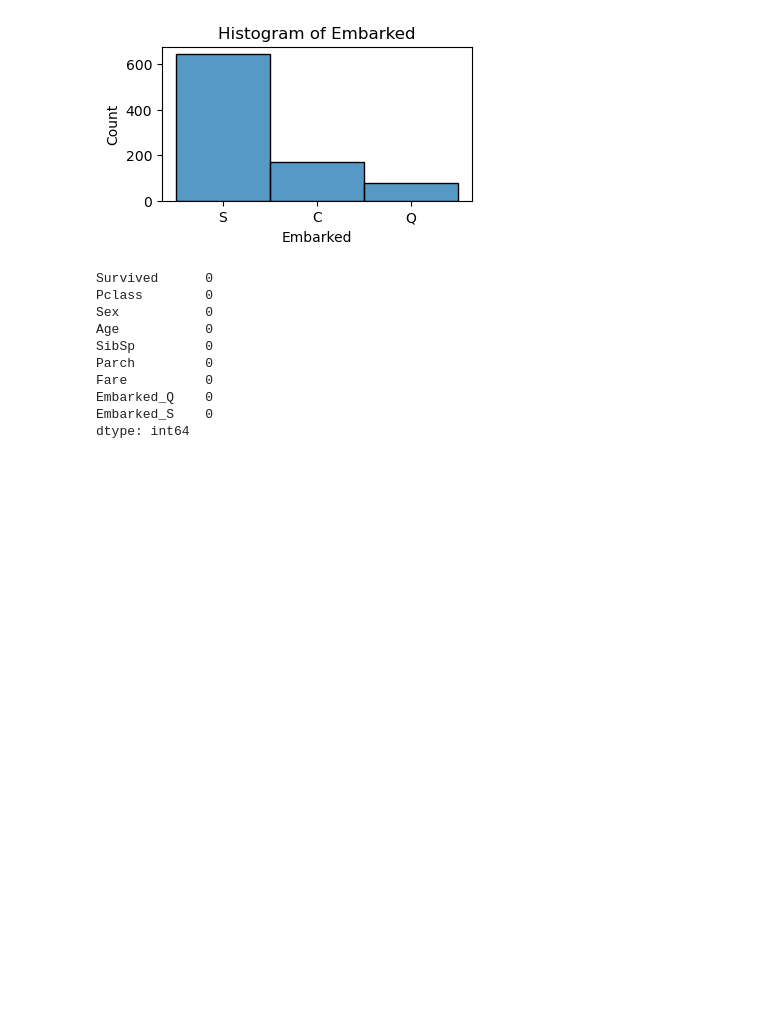
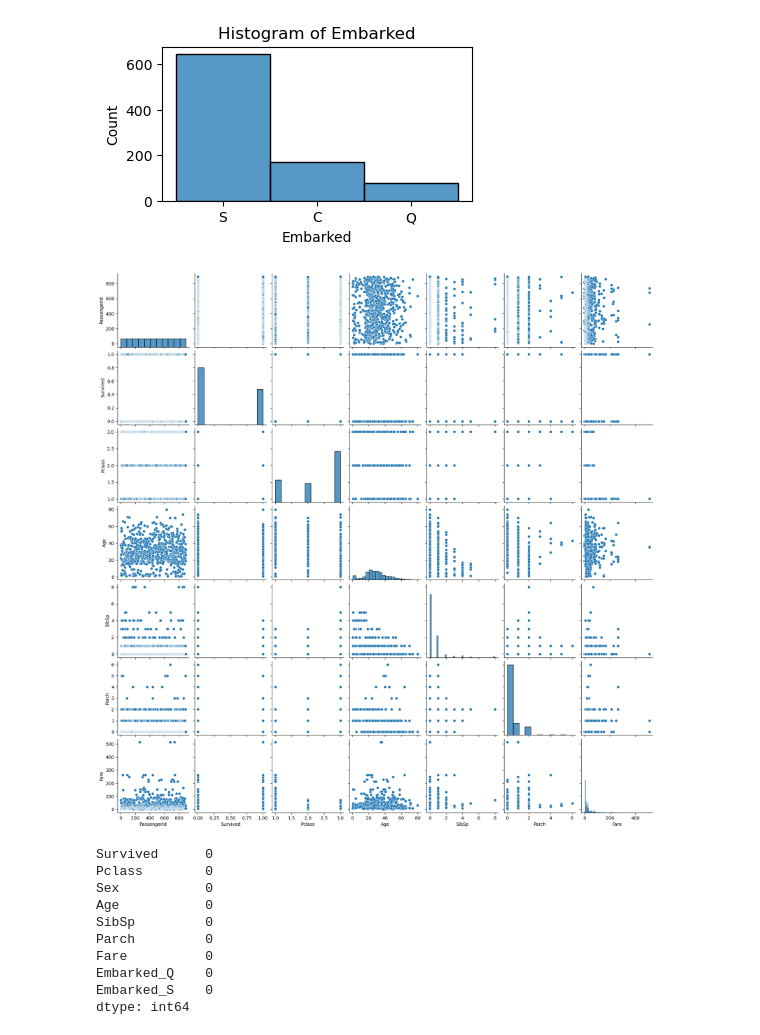
Before and after one commit to abhinav1818/Data-Science-Course-Assignments, a Jupyter notebook: Logistic regression.ipynb, the cells around one changed output. Cells and saved outputs as stored; diff of their text form; code cells hidden in the pictures; blank space fills up the shorter version.

```diff
--- a/Logistic regression.ipynb
+++ b/Logistic regression.ipynb
@@ -45,6 +61,12 @@ for col in df.columns:
 [figure]
 [figure]
 [figure]
+# %%
+#Pair plots
+sns.pairplot(df)
+plt.show()
+# %% [output]
+[figure, added]
 # %%
 #data preprocessing
 
```
Also changed, not shown: parts of 4 cells of this notebook, 27 other files.
